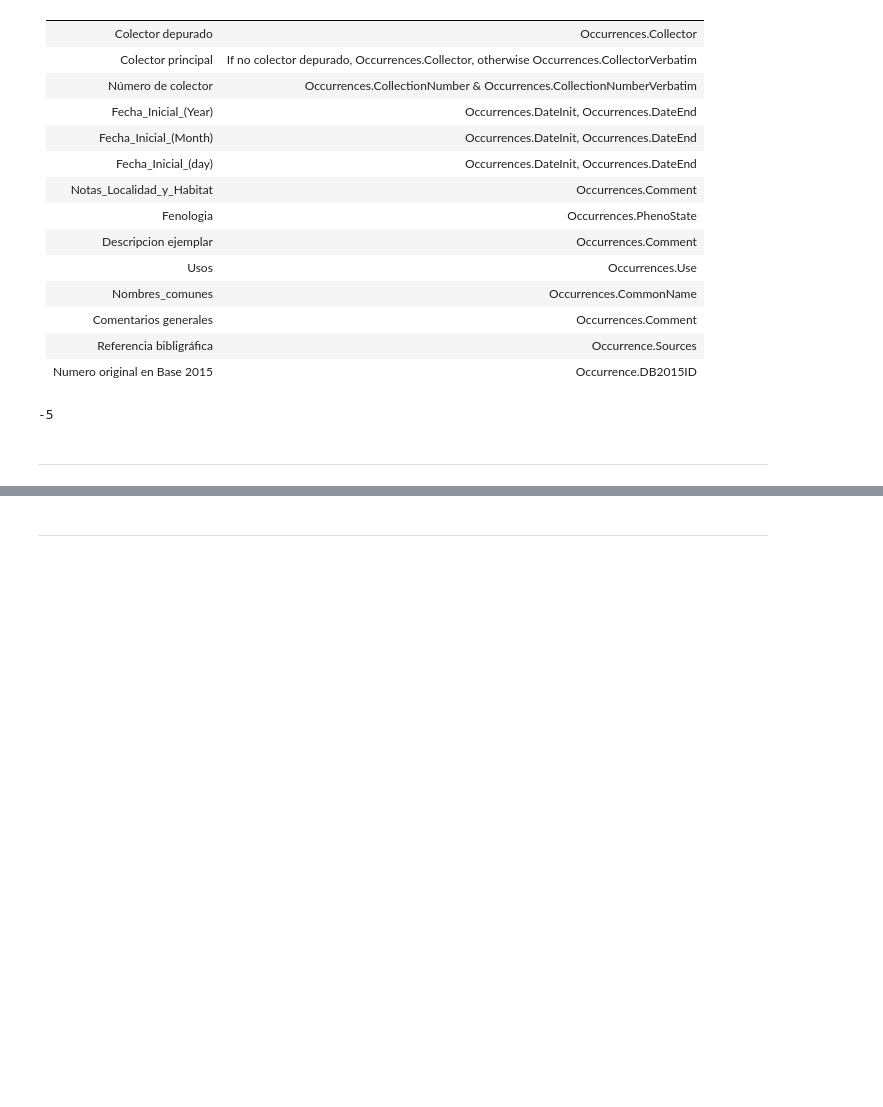
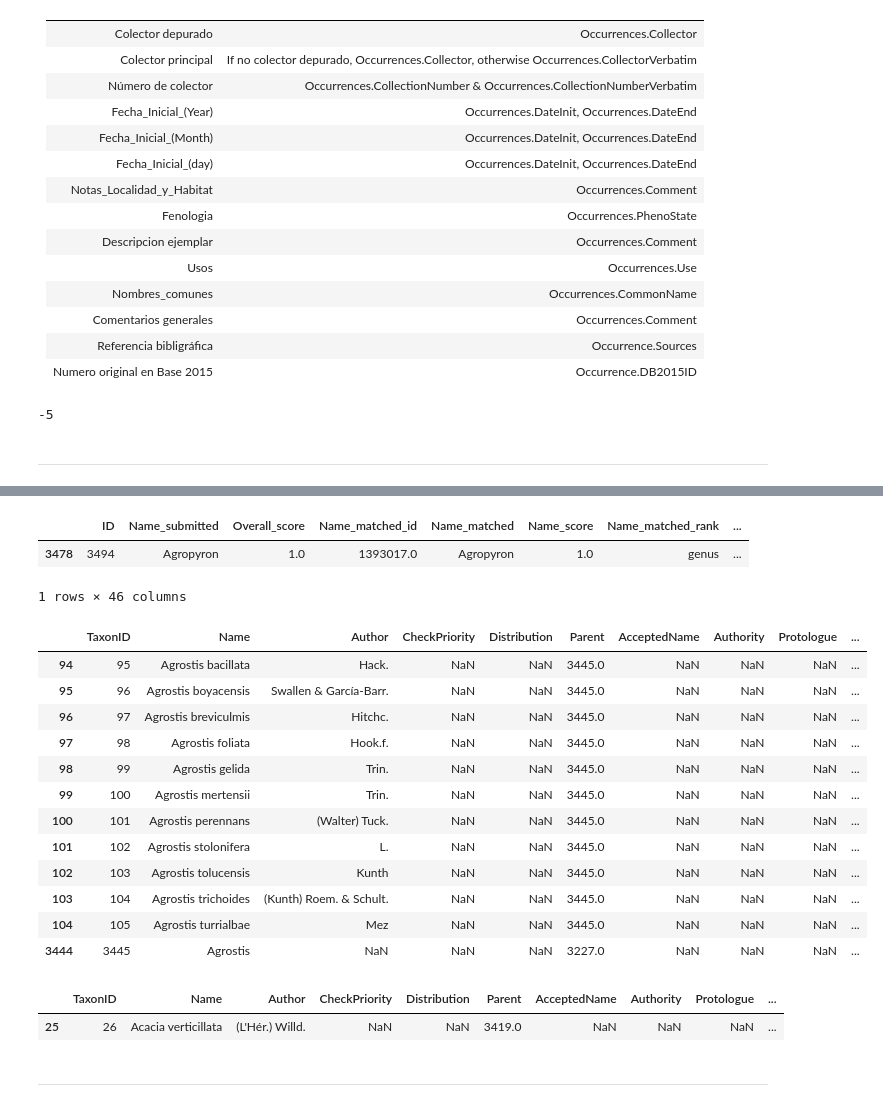
Before and after one commit to nrsalinas/db-conservacion-in-situ, a Jupyter notebook: migracion-dev.ipynb, the cells around one changed output, grey strips where cells are left out. Saved outputs shown, nothing was run; the diff lists cells and outputs as text; code cells hidden in the pictures; blank space fills up the shorter version.

Commit message:
Getting names for Identifications table

```diff
--- a/migracion-dev.ipynb
+++ b/migracion-dev.ipynb
@@ -1007,3 +1124,30 @@ taxa_map[['Name_matched', 'Name_submitted']]
+# %%
+taxa_map[taxa_map.Name_submitted.str.startswith('Agrop')]
+# %% [output]
+|  | ID | Name_submitted | Overall_score | Name_matched_id | Name_matched | Name_score | Name_matched_rank | ... |
+| 3478 | 3494 | Agropyron | 1.0 | 1393017.0 | Agropyron | 1.0 | genus | ... |
+1 rows × 46 columns
+# %%
+taxa_in[taxa_in.Name.str.startswith('Agr')]
+# %% [output]
+|  | TaxonID | Name | Author | CheckPriority | Distribution | Parent | AcceptedName | Authority | Protologue | ... |
+| 94 | 95 | Agrostis bacillata | Hack. | NaN | NaN | 3445.0 | NaN | NaN | NaN | ... |
+| 95 | 96 | Agrostis boyacensis | Swallen & García-Barr. | NaN | NaN | 3445.0 | NaN | NaN | NaN | ... |
+| 96 | 97 | Agrostis breviculmis | Hitchc. | NaN | NaN | 3445.0 | NaN | NaN | NaN | ... |
+| 97 | 98 | Agrostis foliata | Hook.f. | NaN | NaN | 3445.0 | NaN | NaN | NaN | ... |
+| 98 | 99 | Agrostis gelida | Trin. | NaN | NaN | 3445.0 | NaN | NaN | NaN | ... |
+| 99 | 100 | Agrostis mertensii | Trin. | NaN | NaN | 3445.0 | NaN | NaN | NaN | ... |
+| 100 | 101 | Agrostis perennans | (Walter) Tuck. | NaN | NaN | 3445.0 | NaN | NaN | NaN | ... |
+| 101 | 102 | Agrostis stolonifera | L. | NaN | NaN | 3445.0 | NaN | NaN | NaN | ... |
+| 102 | 103 | Agrostis tolucensis | Kunth | NaN | NaN | 3445.0 | NaN | NaN | NaN | ... |
+| 103 | 104 | Agrostis trichoides | (Kunth) Roem. & Schult. | NaN | NaN | 3445.0 | NaN | NaN | NaN | ... |
+| 104 | 105 | Agrostis turrialbae | Mez | NaN | NaN | 3445.0 | NaN | NaN | NaN | ... |
+| 3444 | 3445 | Agrostis | NaN | NaN | NaN | 3227.0 | NaN | NaN | NaN | ... |
+# %%
+taxa_in[taxa_in.Name == 'Acacia verticillata']
+# %% [output]
+|  | TaxonID | Name | Author | CheckPriority | Distribution | Parent | AcceptedName | Authority | Protologue | ... |
+| 25 | 26 | Acacia verticillata | (L'Hér.) Willd. | NaN | NaN | 3419.0 | NaN | NaN | NaN | ... |
 # %%
 # Multispecies hybrids
 
```
Also changed, not shown: parts of 15 cells of this notebook.
